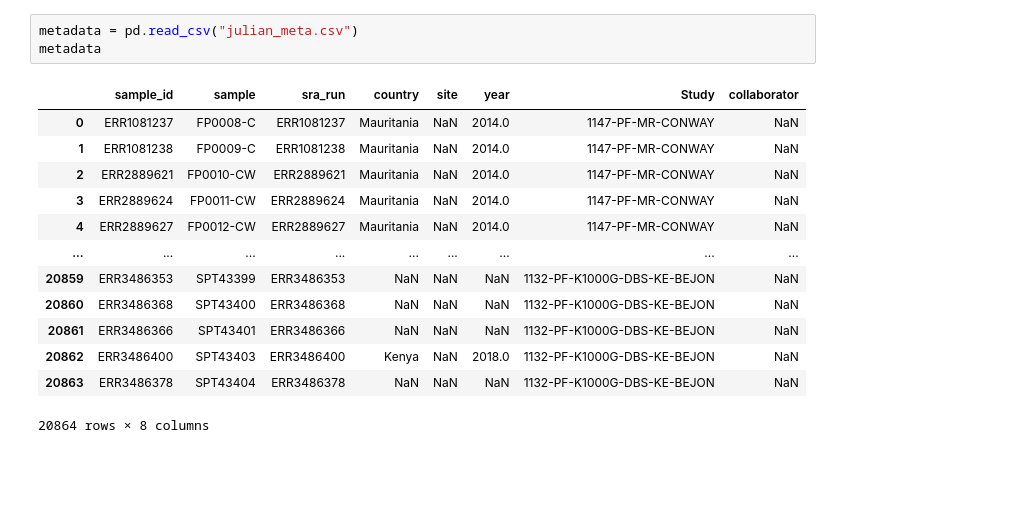
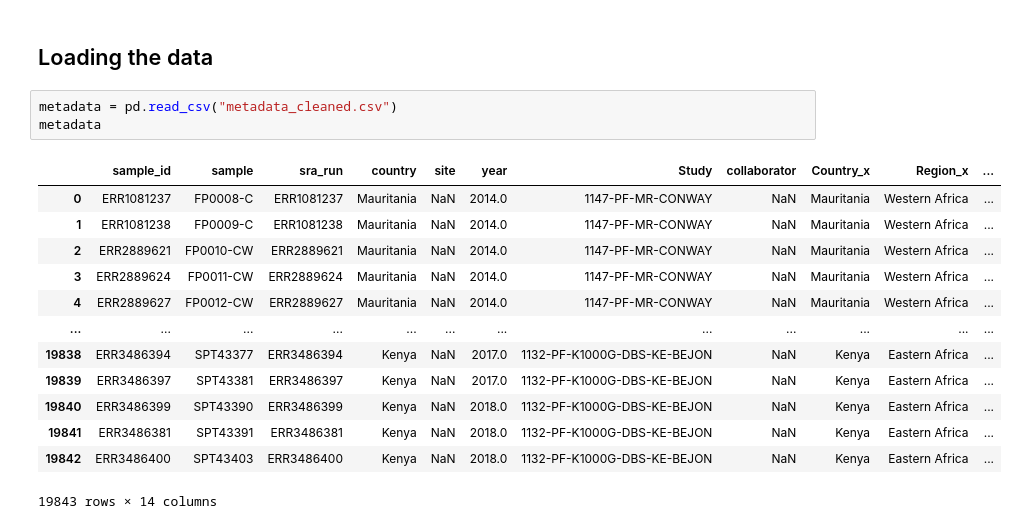
Before and after one commit to jodyphelan/teaching-codespaces, a Jupyter notebook: geoprediction.ipynb, the cells around one changed output. Cells and saved outputs as stored; diff of their text form; blank space fills up the shorter version.

```diff
--- a/geoprediction.ipynb
+++ b/geoprediction.ipynb
@@ -30,17 +14,19 @@ country_to_region
+# %% [markdown]
+## Loading the data
 # %%
-metadata = pd.read_csv("julian_meta.csv")
+metadata = pd.read_csv("metadata_cleaned.csv")
 metadata
 # %% [output]
-|  | sample_id | sample | sra_run | country | site | year | Study | collaborator |
-| 0 | ERR1081237 | FP0008-C | ERR1081237 | Mauritania | NaN | 2014.0 | 1147-PF-MR-CONWAY | NaN |
-| 1 | ERR1081238 | FP0009-C | ERR1081238 | Mauritania | NaN | 2014.0 | 1147-PF-MR-CONWAY | NaN |
-| 2 | ERR2889621 | FP0010-CW | ERR2889621 | Mauritania | NaN | 2014.0 | 1147-PF-MR-CONWAY | NaN |
-| 3 | ERR2889624 | FP0011-CW | ERR2889624 | Mauritania | NaN | 2014.0 | 1147-PF-MR-CONWAY | NaN |
-| 4 | ERR2889627 | FP0012-CW | ERR2889627 | Mauritania | NaN | 2014.0 | 1147-PF-MR-CONWAY | NaN |
-| ... | ... | ... | ... | ... | ... | ... | ... | ... |
-| 20859 | ERR3486353 | SPT43399 | ERR3486353 | NaN | NaN | NaN | 1132-PF-K1000G-DBS-KE-BEJON | NaN |
-| 20860 | ERR3486368 | SPT43400 | ERR3486368 | NaN | NaN | NaN | 1132-PF-K1000G-DBS-KE-BEJON | NaN |
-| 20861 | ERR3486366 | SPT43401 | ERR3486366 | NaN | NaN | NaN | 1132-PF-K1000G-DBS-KE-BEJON | NaN |
-| 20862 | ERR3486400 | SPT43403 | ERR3486400 | Kenya | NaN | 2018.0 | 1132-PF-K1000G-DBS-KE-BEJON | NaN |
-| 20863 | ERR3486378 | SPT43404 | ERR3486378 | NaN | NaN | NaN | 1132-PF-K1000G-DBS-KE-BEJON | NaN |
+|  | sample_id | sample | sra_run | country | site | year | Study | collaborator | Country_x | Region_x | ... |
+| 0 | ERR1081237 | FP0008-C | ERR1081237 | Mauritania | NaN | 2014.0 | 1147-PF-MR-CONWAY | NaN | Mauritania | Western Africa | ... |
+| 1 | ERR1081238 | FP0009-C | ERR1081238 | Mauritania | NaN | 2014.0 | 1147-PF-MR-CONWAY | NaN | Mauritania | Western Africa | ... |
+| 2 | ERR2889621 | FP0010-CW | ERR2889621 | Mauritania | NaN | 2014.0 | 1147-PF-MR-CONWAY | NaN | Mauritania | Western Africa | ... |
+| 3 | ERR2889624 | FP0011-CW | ERR2889624 | Mauritania | NaN | 2014.0 | 1147-PF-MR-CONWAY | NaN | Mauritania | Western Africa | ... |
+| 4 | ERR2889627 | FP0012-CW | ERR2889627 | Mauritania | NaN | 2014.0 | 1147-PF-MR-CONWAY | NaN | Mauritania | Western Africa | ... |
+| ... | ... | ... | ... | ... | ... | ... | ... | ... | ... | ... | ... |
+| 19838 | ERR3486394 | SPT43377 | ERR3486394 | Kenya | NaN | 2017.0 | 1132-PF-K1000G-DBS-KE-BEJON | NaN | Kenya | Eastern Africa | ... |
+| 19839 | ERR3486397 | SPT43381 | ERR3486397 | Kenya | NaN | 2017.0 | 1132-PF-K1000G-DBS-KE-BEJON | NaN | Kenya | Eastern Africa | ... |
+| 19840 | ERR3486399 | SPT43390 | ERR3486399 | Kenya | NaN | 2018.0 | 1132-PF-K1000G-DBS-KE-BEJON | NaN | Kenya | Eastern Africa | ... |
+| 19841 | ERR3486381 | SPT43391 | ERR3486381 | Kenya | NaN | 2018.0 | 1132-PF-K1000G-DBS-KE-BEJON | NaN | Kenya | Eastern Africa | ... |
+| 19842 | ERR3486400 | SPT43403 | ERR3486400 | Kenya | NaN | 2018.0 | 1132-PF-K1000G-DBS-KE-BEJON | NaN | Kenya | Eastern Africa | ... |
-20864 rows × 8 columns
+19843 rows × 14 columns
```
Also changed, not shown: parts of 35 cells of this notebook, 2 other files.
